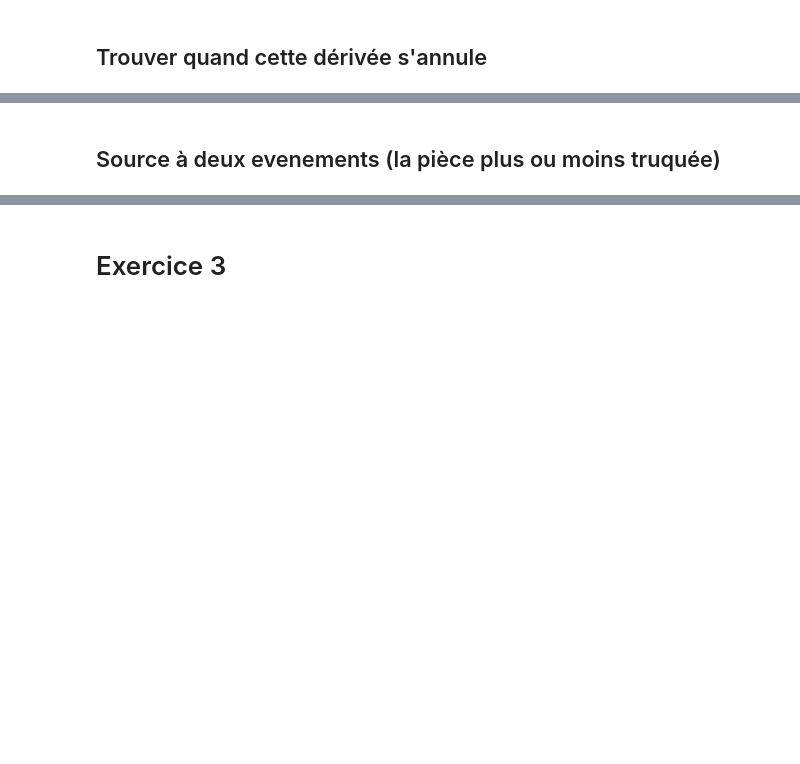
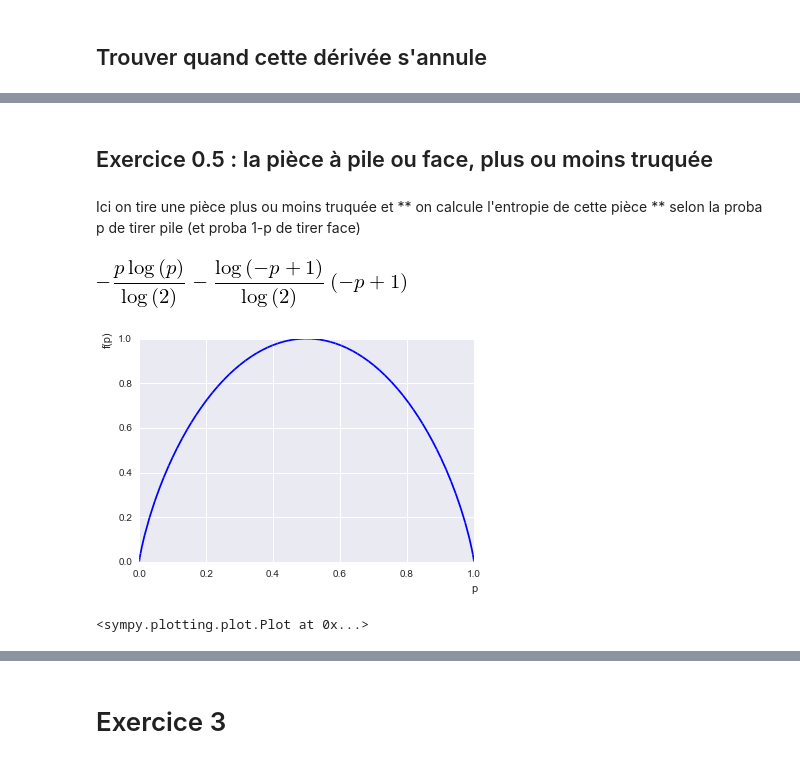
Before and after one commit to marcgelgon/TheorieInfo, a Jupyter notebook: TD theorie information 1.ipynb, the cells around one changed output, grey strips where cells are left out. Cells and saved outputs as stored; diff of their text form; code cells hidden in the pictures; blank space fills up the shorter version.

Commit message:
amélioration de l’exercice 0.5

```diff
--- a/TD theorie information 1.ipynb
+++ b/TD theorie information 1.ipynb
@@ -54,2 +61,2 @@ display(solve((log(x) + 1)/log(2),x))
 # %% [markdown]
-## Source à deux evenements (la pièce plus ou moins truquée)
+## Exercice 0.5 : la pièce à pile ou face, plus ou moins truquée
@@ -65,0 +63,11 @@ display(la_derivee)
+# %% [markdown]
+Ici on tire une pièce plus ou moins truquée et ** on calcule l'entropie de cette pièce ** selon la proba p de tirer pile (et proba 1-p de tirer face)
+# %%
+p = symbols('p')
+entropie = -1* (p*log(p)/log(2) + (1-p)*log(1-p)/log(2))
+display(entropie)
+plot(entropie,(p,0,1))
+# %% [output]
+[figure, added]
+[figure, added]
+<sympy.plotting.plot.Plot at 0x...>
```
Also changed, not shown: parts of 19 cells of this notebook.
